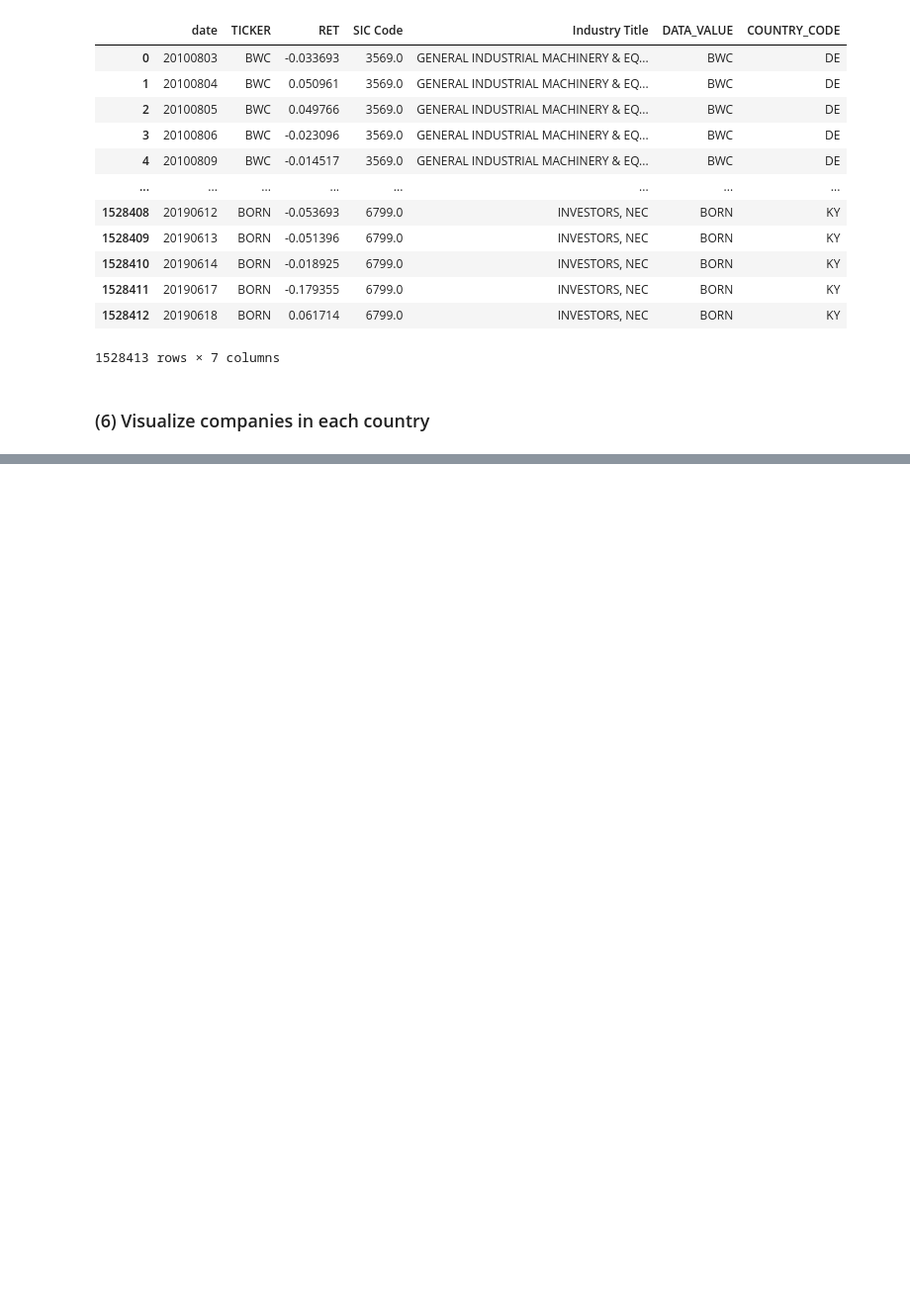
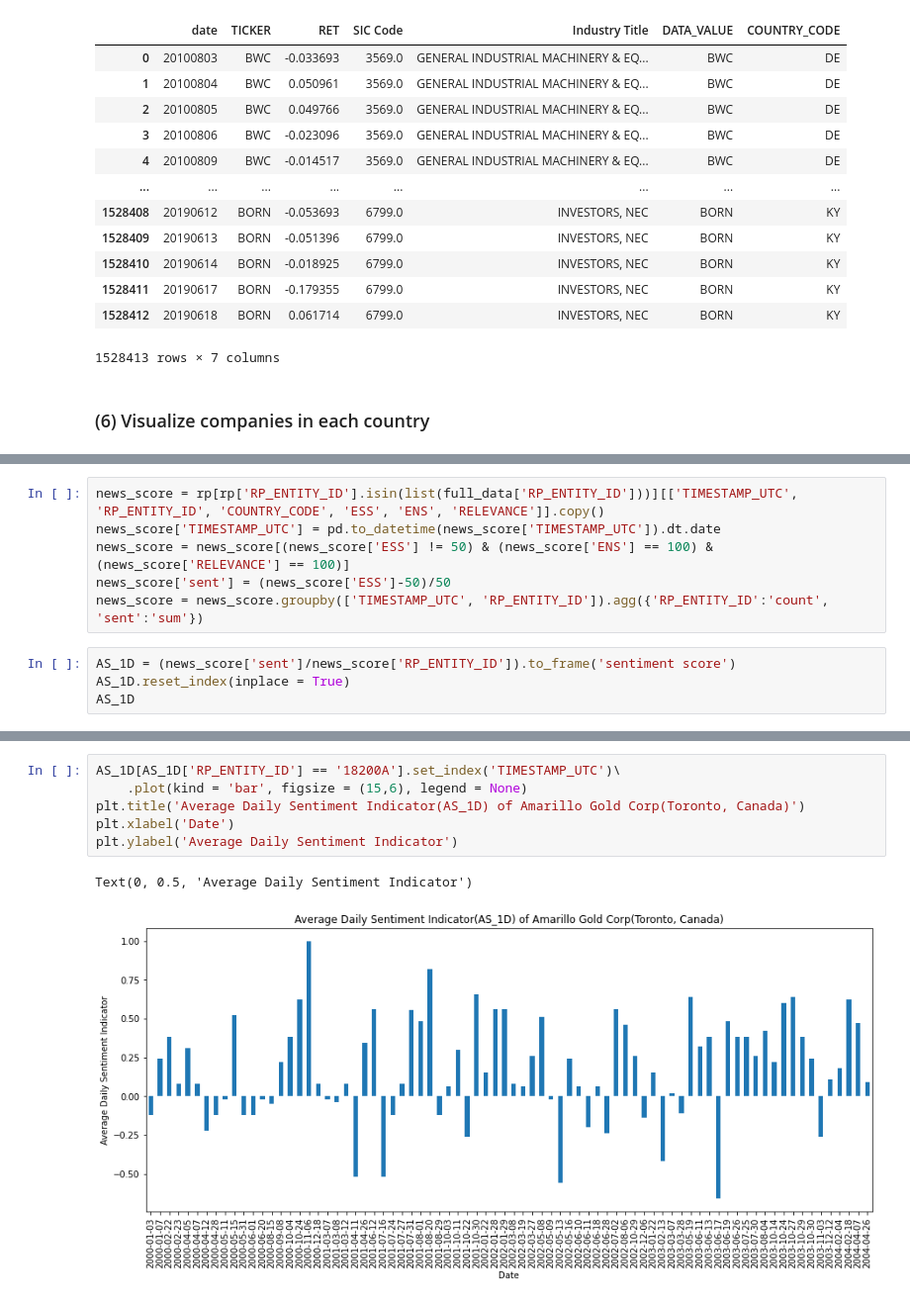
Before and after one commit to ckykevin/Enhanced_pair_trading, a Jupyter notebook: data preprocessing.ipynb, the cells around one changed output, grey strips where cells are left out. Shown at 99% size. Cells and saved outputs as stored; diff of their text form; blank space fills up the shorter version.

Commit message:
Update data preprocessing

```diff
--- a/data preprocessing.ipynb
+++ b/data preprocessing.ipynb
@@ -221,0 +225,10 @@ Text(0.5, 1.0, 'Return')
+# %%
+news_score = rp[rp['RP_ENTITY_ID'].isin(list(full_data['RP_ENTITY_ID']))][['TIMESTAMP_UTC', 'RP_ENTITY_ID', 'COUNTRY_CODE', 'ESS', 'ENS', 'RELEVANCE']].copy()
+news_score['TIMESTAMP_UTC'] = pd.to_datetime(news_score['TIMESTAMP_UTC']).dt.date
+news_score = news_score[(news_score['ESS'] != 50) & (news_score['ENS'] == 100) & (news_score['RELEVANCE'] == 100)]
+news_score['sent'] = (news_score['ESS']-50)/50
+news_score = news_score.groupby(['TIMESTAMP_UTC', 'RP_ENTITY_ID']).agg({'RP_ENTITY_ID':'count', 'sent':'sum'})
+# %%
+AS_1D = (news_score['sent']/news_score['RP_ENTITY_ID']).to_frame('sentiment score')
+AS_1D.reset_index(inplace = True)
+AS_1D
@@ -221,0 +249,9 @@ Text(0.5, 1.0, 'Return')
+# %%
+AS_1D[AS_1D['RP_ENTITY_ID'] == '18200A'].set_index('TIMESTAMP_UTC')\
+    .plot(kind = 'bar', figsize = (15,6), legend = None)
+plt.title('Average Daily Sentiment Indicator(AS_1D) of Amarillo Gold Corp(Toronto, Canada)')
+plt.xlabel('Date')
+plt.ylabel('Average Daily Sentiment Indicator')
+# %% [output]
+Text(0, 0.5, 'Average Daily Sentiment Indicator')
+[figure, added]
```
Also changed, not shown: parts of 5 cells of this notebook.
